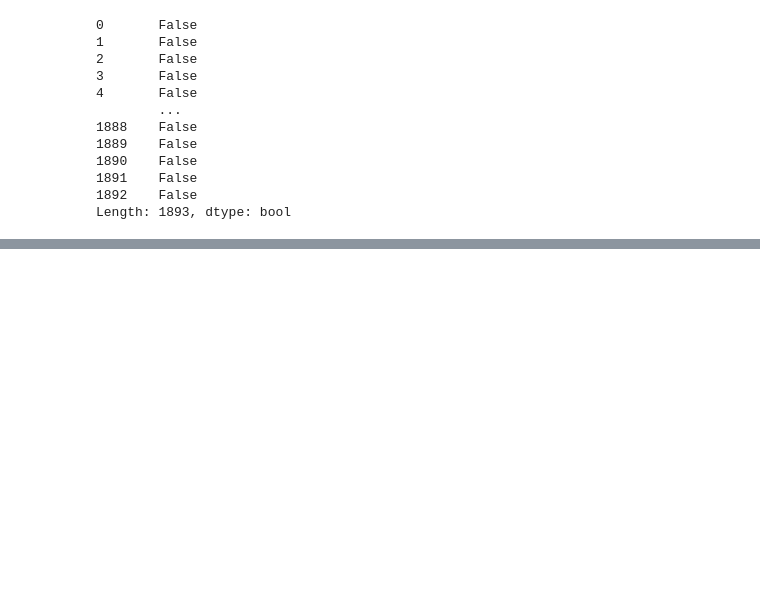
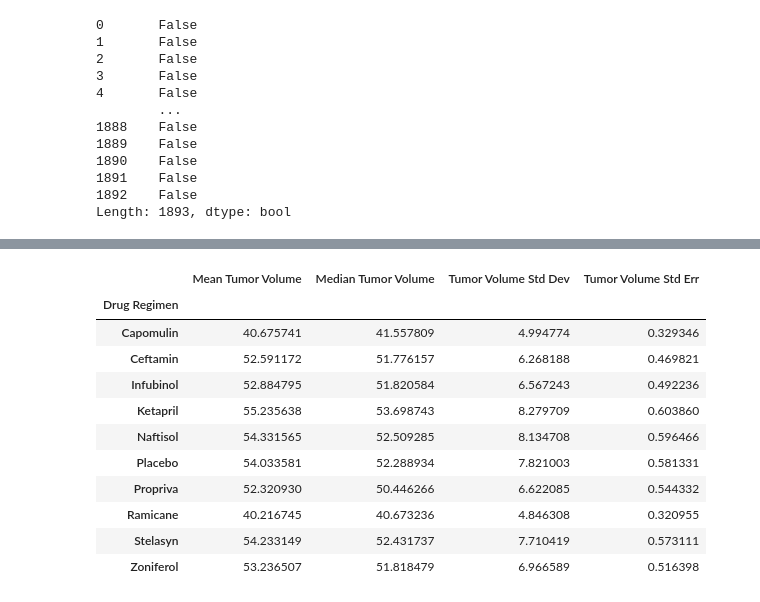
Before and after one commit to Smiyengi/pymaceuticals-challenge, a Jupyter notebook: assignment1.ipynb, the cells around one changed output, grey strips where cells are left out. Cells and saved outputs as stored; diff of their text form; code cells hidden in the pictures; blank space fills up the shorter version.

```diff
--- a/assignment1.ipynb
+++ b/assignment1.ipynb
@@ -127,0 +241,16 @@ study_results_clean
+# %%
+summary_stats_dataframe = pd.concat([stats_summary_mean , stats_summary_median, stats_summary_stdev, stats_summary_sem], axis=1)
+summary_stats_dataframe
+# %% [output]
+|  | Mean Tumor Volume | Median Tumor Volume | Tumor Volume Std Dev | Tumor Volume Std Err |
+| Drug Regimen |  |  |  |  |
+| Capomulin | 40.675741 | 41.557809 | 4.994774 | 0.329346 |
+| Ceftamin | 52.591172 | 51.776157 | 6.268188 | 0.469821 |
+| Infubinol | 52.884795 | 51.820584 | 6.567243 | 0.492236 |
+| Ketapril | 55.235638 | 53.698743 | 8.279709 | 0.603860 |
+| Naftisol | 54.331565 | 52.509285 | 8.134708 | 0.596466 |
+| Placebo | 54.033581 | 52.288934 | 7.821003 | 0.581331 |
+| Propriva | 52.320930 | 50.446266 | 6.622085 | 0.544332 |
+| Ramicane | 40.216745 | 40.673236 | 4.846308 | 0.320955 |
+| Stelasyn | 54.233149 | 52.431737 | 7.710419 | 0.573111 |
+| Zoniferol | 53.236507 | 51.818479 | 6.966589 | 0.516398 |
```
Also changed, not shown: parts of 24 cells of this notebook.
